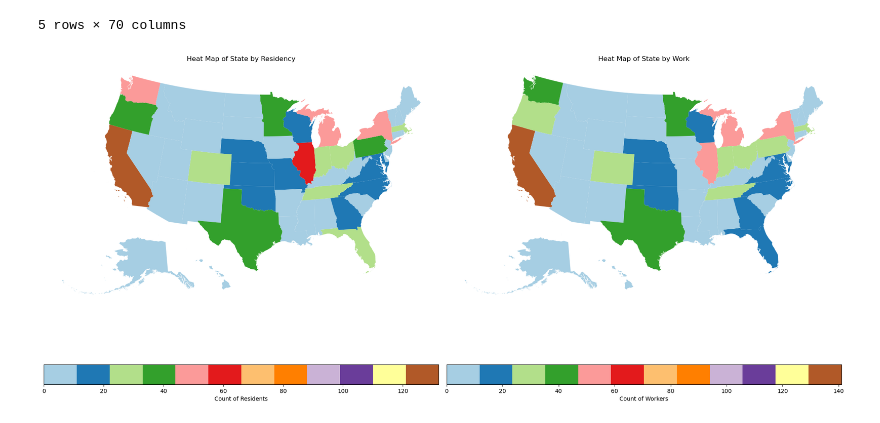
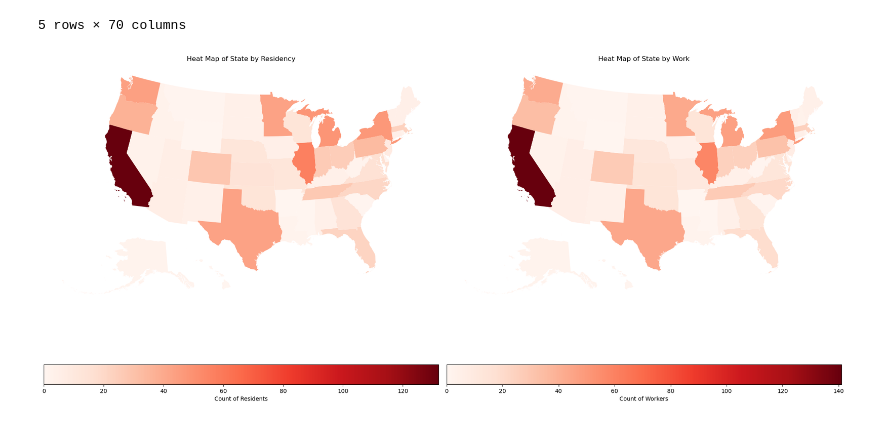
Before and after one commit to oskar-wolf/ML-EDA-Mental-Health-In-Tech, a Jupyter notebook: EDA/EDA-USA.ipynb, the cells around one changed output. Saved outputs shown, nothing was run; the diff lists cells and outputs as text; code cells hidden in the pictures.

Commit message:
documentation and visualizaation

```diff
--- a/EDA/EDA-USA.ipynb
+++ b/EDA/EDA-USA.ipynb
@@ -49,33 +49,33 @@ state_live_counts = df_usa['US_state_live'].value_counts().reset_index()
 state_live_counts.columns = ['state', 'live_count']
 
 state_work_counts = df_usa['US_state_work'].value_counts().reset_index()
 state_work_counts.columns = ['state', 'work_count']
 
 # Merge the counts with the geometries
 # Ensure your state names in usa_states match the 'state' column in your counts
 usa_states = usa_states.merge(state_live_counts, how='left', left_on='NAME', right_on='state')
 usa_states = usa_states.merge(state_work_counts, how='left', left_on='NAME', right_on='state')
 
 # Fill NaN values with 0 where there are no counts
 usa_states['live_count'] = usa_states['live_count'].fillna(0)
 usa_states['work_count'] = usa_states['work_count'].fillna(0)
 
 # Plotting with adjusted sizes
 fig, (ax1, ax2) = plt.subplots(1, 2, figsize=(20, 10))  # Increase the width and height as needed
 
 usa_states.plot(column='live_count', ax=ax1, legend=True,
                 legend_kwds={'label': "Count of Residents", 'orientation': "horizontal"},
-                cmap='Paired',missing_kwds={'color' : 'lightgrey'})  # Adjust the colormap if needed
+                cmap='Reds',missing_kwds={'color' : 'lightgrey'})  # Adjust the colormap if needed
 ax1.set_title('Heat Map of State by Residency')
 ax1.set_axis_off()
 
 usa_states.plot(column='work_count', ax=ax2, legend=True,
                 legend_kwds={'label': "Count of Workers", 'orientation': "horizontal"},
-                cmap='Paired',missing_kwds={'color' : 'lightgrey'})  # Adjust the colormap if needed
+                cmap='Reds',missing_kwds={'color' : 'lightgrey'})  # Adjust the colormap if needed
 ax2.set_title('Heat Map of State by Work')
 ax2.set_axis_off()
 
 plt.tight_layout()  # Adjust layout to fit everything well
 plt.show()
 # %% [output]
-[figure, old version]
+[figure, new version]
```
Also changed, not shown: 15 other files.
